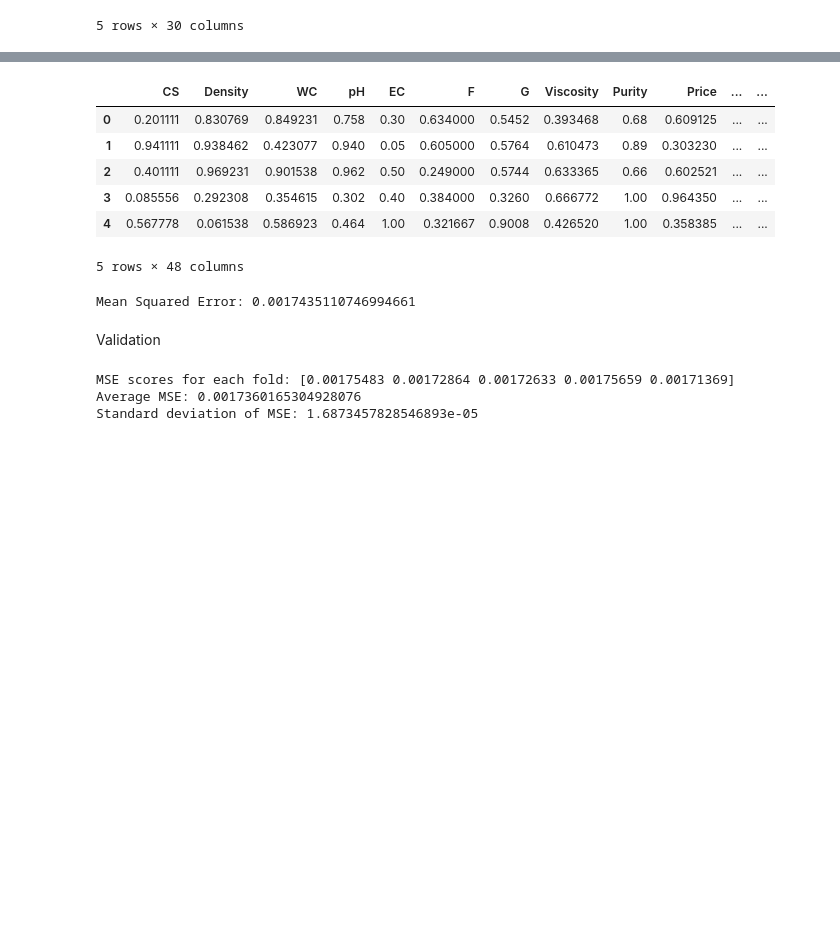
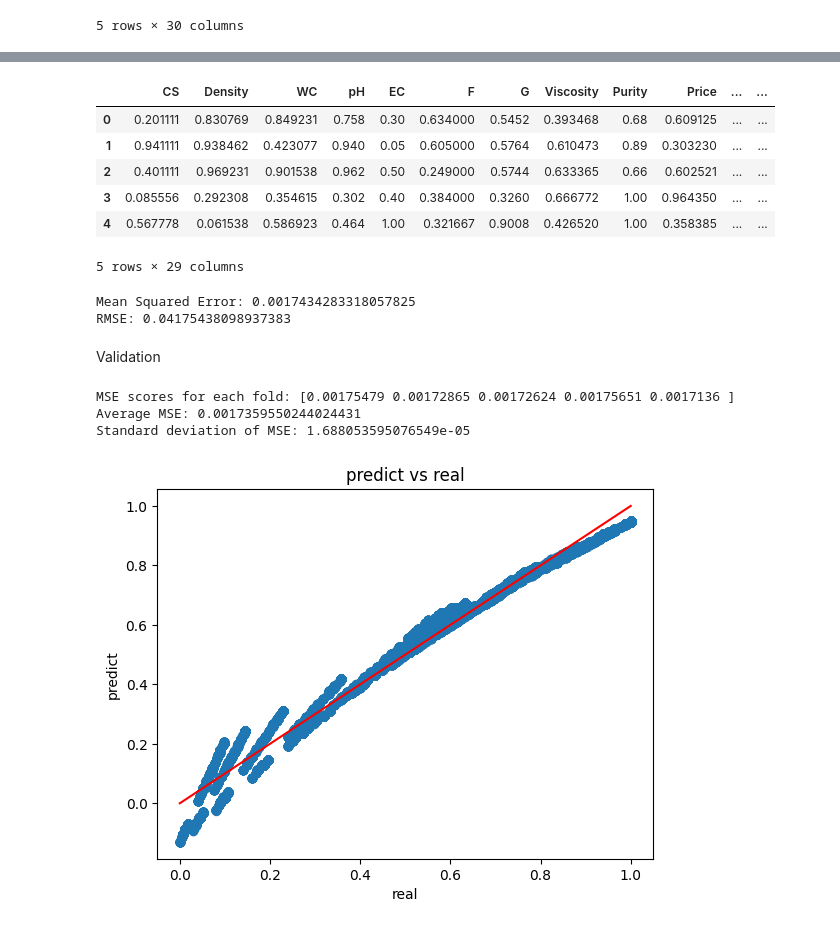
Before and after one commit to Niki9001/MachineLearningTeach, a Jupyter notebook: honeyPriceLinar.ipynb, the cells around one changed output, grey strips where cells are left out. Drawn from its saved outputs; the diff is of its cells as text; code cells hidden in the pictures; blank space fills up the shorter version.

```diff
--- a/honeyPriceLinar.ipynb
+++ b/honeyPriceLinar.ipynb
@@ -6,4 +6,4 @@ import numpy as np
 import matplotlib.pyplot as plt
 import seaborn as sns
 # %%
-df = pd.read_csv('./honey_purity_dataset.csv')
+df = pd.read_csv('/honey_purity_dataset.csv')
@@ -121,7 +107,7 @@ df.head()
 | 2 | 0.401111 | 0.969231 | 0.901538 | 0.962 | 0.50 | 0.249000 | 0.5744 | 0.633365 | 0.66 | 0.602521 | ... | ... |
 | 3 | 0.085556 | 0.292308 | 0.354615 | 0.302 | 0.40 | 0.384000 | 0.3260 | 0.666772 | 1.00 | 0.964350 | ... | ... |
 | 4 | 0.567778 | 0.061538 | 0.586923 | 0.464 | 1.00 | 0.321667 | 0.9008 | 0.426520 | 1.00 | 0.358385 | ... | ... |
-5 rows × 48 columns
+5 rows × 29 columns
 # %%
 # 选择特征和目标变量
 X = df.drop('Price', axis=1)  # 特征变量
@@ -148,11 +134,16 @@ model.fit(X_train, y_train)
 # 预测测试集
 y_pred = model.predict(X_test)
 
+
 # 评估模型
 mse = mean_squared_error(y_test, y_pred)
 print(f'Mean Squared Error: {mse}')
+rmse = np.sqrt(mse)
+
+print(f'RMSE: {rmse}')
 # %% [output]
-Mean Squared Error: 0.0017435110746994661
+Mean Squared Error: 0.0017434283318057825
+RMSE: 0.04175438098937383
 # %% [markdown]
 Validation
 # %%
@@ -179,6 +170,21 @@ print("MSE scores for each fold:", -scores)
 print("Average MSE:", -np.mean(scores))
 print("Standard deviation of MSE:", np.std(scores))
 # %% [output]
-MSE scores for each fold: [0.00175483 0.00172864 0.00172633 0.00175659 0.00171369]
-Average MSE: 0.0017360165304928076
-Standard deviation of MSE: 1.6873457828546893e-05
+MSE scores for each fold: [0.00175479 0.00172865 0.00172624 0.00175651 0.0017136 ]
+Average MSE: 0.0017359550244024431
+Standard deviation of MSE: 1.688053595076549e-05
+# %%
+import matplotlib.pyplot as plt
+
+# 绘制实际值与预测值的散点图
+plt.scatter(y_test, y_pred, alpha=0.5)
+plt.title('predict vs real')
+plt.xlabel('real')
+plt.ylabel('predict')
+
+# 绘制理想情况下的线性关系线（45度线）
+plt.plot([min(y_test), max(y_test)], [min(y_test), max(y_test)], color='red') # 理想线
+
+plt.show()
+# %% [output]
+[figure, added]
```
Also changed, not shown: parts of 11 cells of this notebook.
